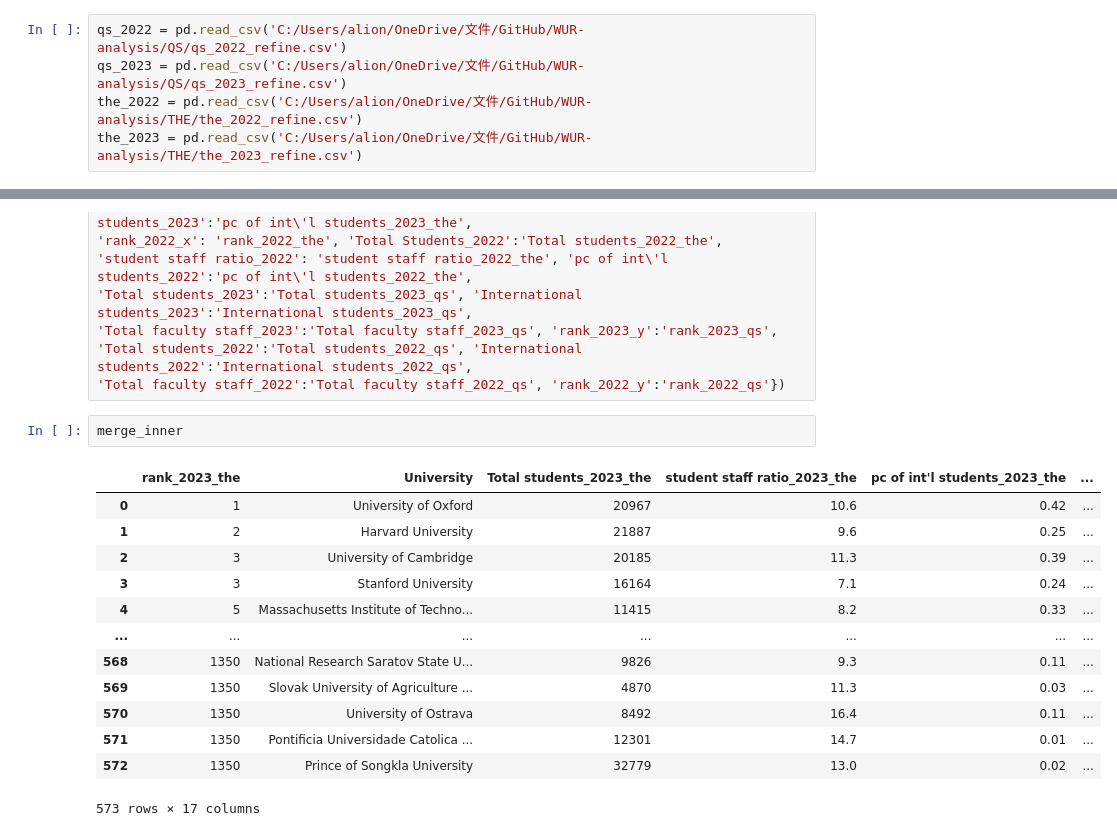
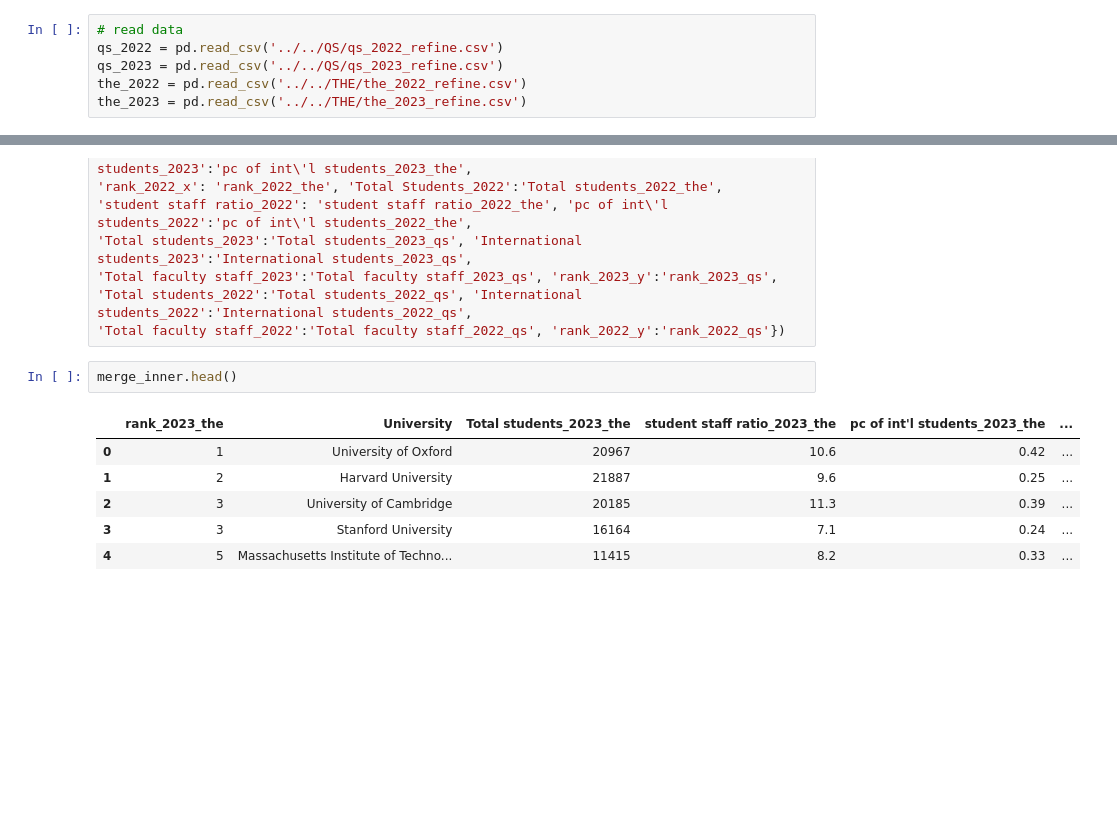
Before and after one commit to takumix821/WUR-analysis, a Jupyter notebook: analyze/20230204/compare.ipynb, the cells around one changed output, grey strips where cells are left out. Drawn from its saved outputs; the diff is of its cells as text; blank space fills up the shorter version.

```diff
--- a/analyze/20230204/compare.ipynb
+++ b/analyze/20230204/compare.ipynb
@@ -5,7 +7,8 @@ from sklearn.linear_model import LinearRegression
 from scipy import stats
 import matplotlib.pyplot as plt
 # %%
-qs_2022 = pd.read_csv('C:/Users/alion/OneDrive/文件/GitHub/WUR-analysis/QS/qs_2022_refine.csv')
-qs_2023 = pd.read_csv('C:/Users/alion/OneDrive/文件/GitHub/WUR-analysis/QS/qs_2023_refine.csv')
-the_2022 = pd.read_csv('C:/Users/alion/OneDrive/文件/GitHub/WUR-analysis/THE/the_2022_refine.csv')
-the_2023 = pd.read_csv('C:/Users/alion/OneDrive/文件/GitHub/WUR-analysis/THE/the_2023_refine.csv')
+# read data
+qs_2022 = pd.read_csv('../../QS/qs_2022_refine.csv')
+qs_2023 = pd.read_csv('../../QS/qs_2023_refine.csv')
+the_2022 = pd.read_csv('../../THE/the_2022_refine.csv')
+the_2023 = pd.read_csv('../../THE/the_2023_refine.csv')
@@ -347,18 +380,11 @@ merge_inner = merge_inner.rename(columns={'rank_2023_x':'rank_2023_the', 'Total
 'Total students_2022':'Total students_2022_qs', 'International students_2022':'International students_2022_qs',
 'Total faculty staff_2022':'Total faculty staff_2022_qs', 'rank_2022_y':'rank_2022_qs'})
 # %%
-merge_inner
+merge_inner.head()
 # %% [output]
 |  | rank_2023_the | University | Total students_2023_the | student staff ratio_2023_the | pc of int'l students_2023_the | ... |
 | 0 | 1 | University of Oxford | 20967 | 10.6 | 0.42 | ... |
 | 1 | 2 | Harvard University | 21887 | 9.6 | 0.25 | ... |
 | 2 | 3 | University of Cambridge | 20185 | 11.3 | 0.39 | ... |
 | 3 | 3 | Stanford University | 16164 | 7.1 | 0.24 | ... |
 | 4 | 5 | Massachusetts Institute of Techno... | 11415 | 8.2 | 0.33 | ... |
-| ... | ... | ... | ... | ... | ... | ... |
-| 568 | 1350 | National Research Saratov State U... | 9826 | 9.3 | 0.11 | ... |
-| 569 | 1350 | Slovak University of Agriculture ... | 4870 | 11.3 | 0.03 | ... |
-| 570 | 1350 | University of Ostrava | 8492 | 16.4 | 0.11 | ... |
-| 571 | 1350 | Pontificia Universidade Catolica ... | 12301 | 14.7 | 0.01 | ... |
-| 572 | 1350 | Prince of Songkla University | 32779 | 13.0 | 0.02 | ... |
-573 rows × 17 columns
```
Also changed, not shown: parts of 68 cells of this notebook.
